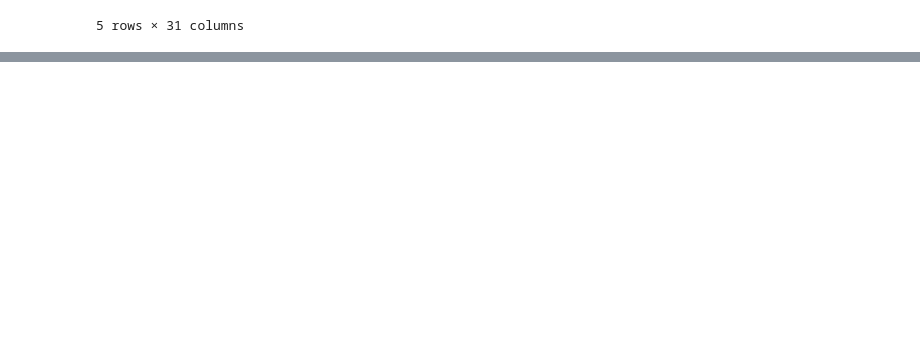
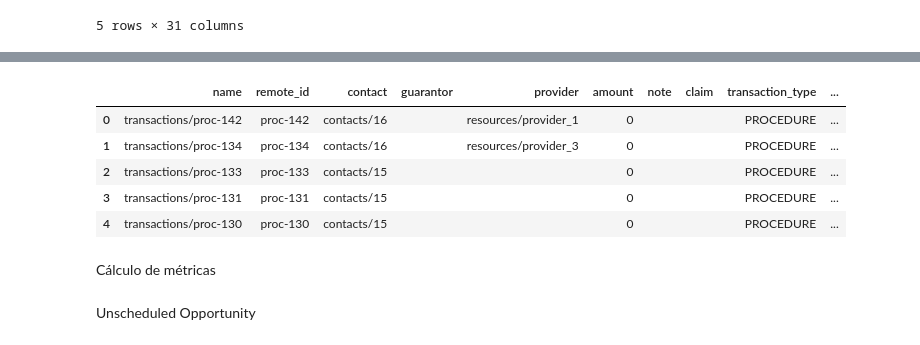
Before and after one commit to jorge210488/DentalRainMaker, a Jupyter notebook: dental_data_pipeline/data_api_connection.ipynb, the cells around one changed output, grey strips where cells are left out. Saved outputs shown, nothing was run; the diff lists cells and outputs as text; code cells hidden in the pictures; blank space fills up the shorter version.

Commit message:
se agrega cálculo de métricas

```diff
--- a/dental_data_pipeline/data_api_connection.ipynb
+++ b/dental_data_pipeline/data_api_connection.ipynb
@@ -194,0 +324,23 @@ df_appointments.head()
+# %%
+# Nombre de la columna a eliminar
+columna_a_eliminar = 'next_page_token'
+
+# Eliminar la columna directamente del DataFrame original
+df_transactions.drop(columns=[columna_a_eliminar], inplace=True)
+
+# Reiniciar el índice del DataFrame
+df_transactions.reset_index(drop=True, inplace=True)
+
+# Mostrar las primeras filas del DataFrame actualizado
+df_transactions.head()
+# %% [output]
+|  | name | remote_id | contact | guarantor | provider | amount | note | claim | transaction_type | ... |
+| 0 | transactions/proc-142 | proc-142 | contacts/16 |  | resources/provider_1 | 0 |  |  | PROCEDURE | ... |
+| 1 | transactions/proc-134 | proc-134 | contacts/16 |  | resources/provider_3 | 0 |  |  | PROCEDURE | ... |
+| 2 | transactions/proc-133 | proc-133 | contacts/15 |  |  | 0 |  |  | PROCEDURE | ... |
+| 3 | transactions/proc-131 | proc-131 | contacts/15 |  |  | 0 |  |  | PROCEDURE | ... |
+| 4 | transactions/proc-130 | proc-130 | contacts/15 |  |  | 0 |  |  | PROCEDURE | ... |
+# %% [markdown]
+Cálculo de métricas
+# %% [markdown]
+Unscheduled Opportunity
```
Also changed, not shown: parts of 35 cells of this notebook, 2 other files.
